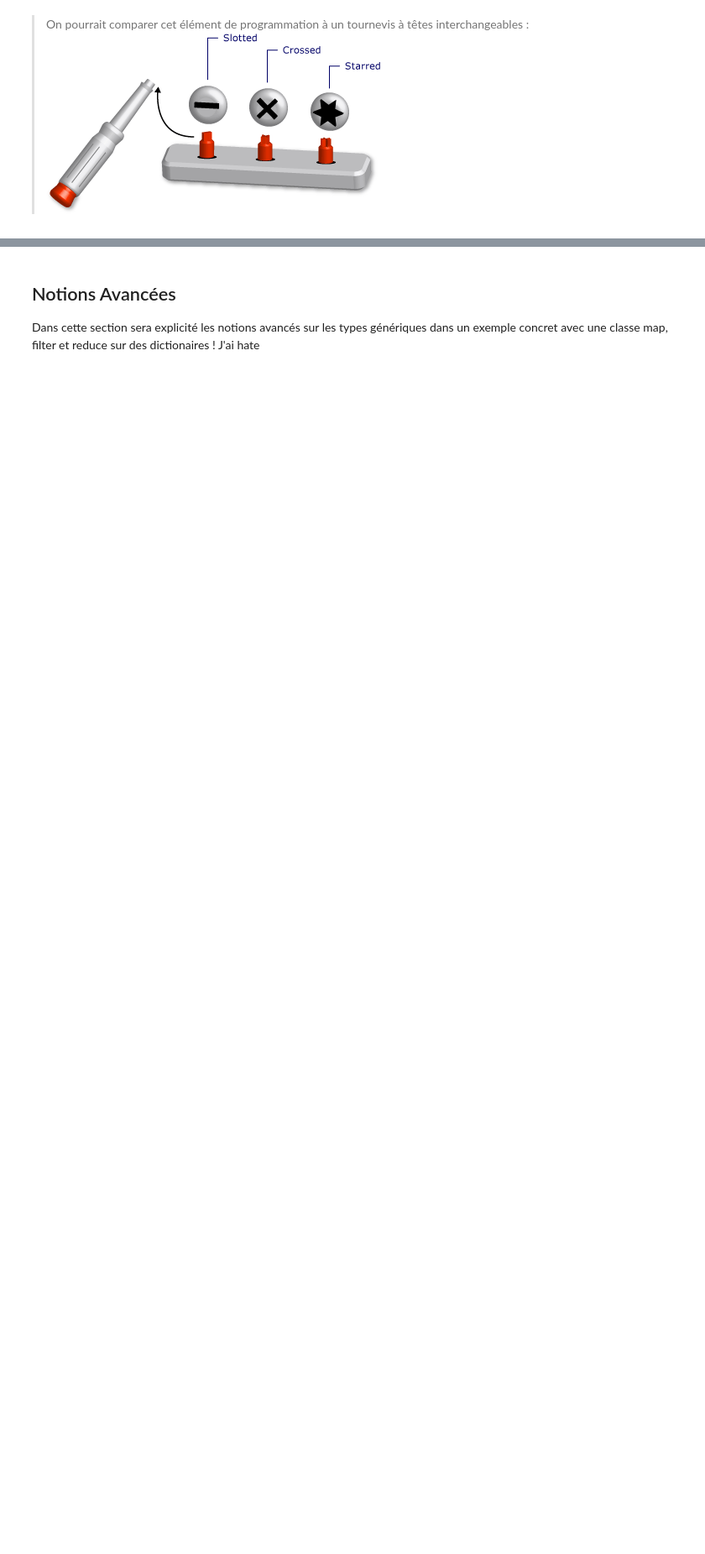
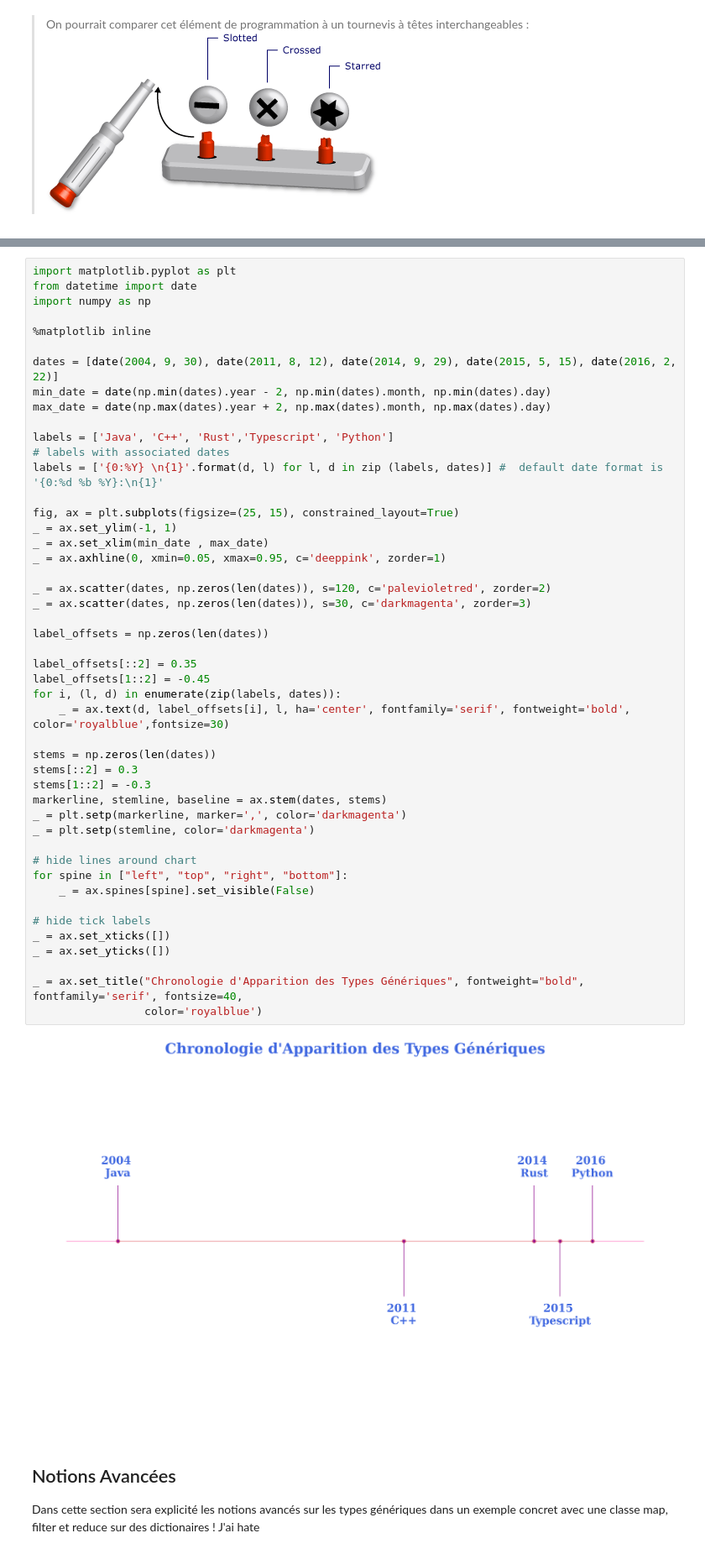
Before and after one commit to ultimate318ai/python-pr-sentation, a Jupyter notebook: presentation.ipynb, the cells around one changed output, grey strips where cells are left out. Shown at 84% size. Cells and saved outputs as stored; diff of their text form; blank space fills up the shorter version.

Commit message:
Add timeline for generic type release in languages
Signed-off-by: Nathan DAUNOIS <nathandaunois@sfr.fr>

```diff
--- a/presentation.ipynb
+++ b/presentation.ipynb
@@ -402,3 +403,52 @@ Typescript -> 22 February 2016
+# %%
+import matplotlib.pyplot as plt
+from datetime import date
+import numpy as np
+
+%matplotlib inline
+
+dates = [date(2004, 9, 30), date(2011, 8, 12), date(2014, 9, 29), date(2015, 5, 15), date(2016, 2, 22)]
+min_date = date(np.min(dates).year - 2, np.min(dates).month, np.min(dates).day)
+max_date = date(np.max(dates).year + 2, np.max(dates).month, np.max(dates).day)
+
+labels = ['Java', 'C++', 'Rust','Typescript', 'Python']
+# labels with associated dates
+labels = ['{0:%Y} \n{1}'.format(d, l) for l, d in zip (labels, dates)] #  default date format is '{0:%d %b %Y}:\n{1}'
+
+fig, ax = plt.subplots(figsize=(25, 15), constrained_layout=True)
+_ = ax.set_ylim(-1, 1)
+_ = ax.set_xlim(min_date , max_date)
+_ = ax.axhline(0, xmin=0.05, xmax=0.95, c='deeppink', zorder=1)
+
+_ = ax.scatter(dates, np.zeros(len(dates)), s=120, c='palevioletred', zorder=2)
+_ = ax.scatter(dates, np.zeros(len(dates)), s=30, c='darkmagenta', zorder=3)
+
+label_offsets = np.zeros(len(dates))
+
+label_offsets[::2] = 0.35
+label_offsets[1::2] = -0.45
+for i, (l, d) in enumerate(zip(labels, dates)):
+    _ = ax.text(d, label_offsets[i], l, ha='center', fontfamily='serif', fontweight='bold', color='royalblue',fontsize=30)
+
+stems = np.zeros(len(dates))
+stems[::2] = 0.3
+stems[1::2] = -0.3
+markerline, stemline, baseline = ax.stem(dates, stems)
+_ = plt.setp(markerline, marker=',', color='darkmagenta')
+_ = plt.setp(stemline, color='darkmagenta')
+
+# hide lines around chart
+for spine in ["left", "top", "right", "bottom"]:
+    _ = ax.spines[spine].set_visible(False)
+
+# hide tick labels
+_ = ax.set_xticks([])
+_ = ax.set_yticks([])
+
+_ = ax.set_title("Chronologie d'Apparition des Types Génériques", fontweight="bold", fontfamily='serif', fontsize=40,
+                 color='royalblue')
+# %% [output]
+[figure, added]
 # %% [markdown]
 ## Notions Avancées <a class="anchor" id="advanced-notions"></a>
 
```
Also changed, not shown: parts of 4 cells of this notebook, 1 other file.
